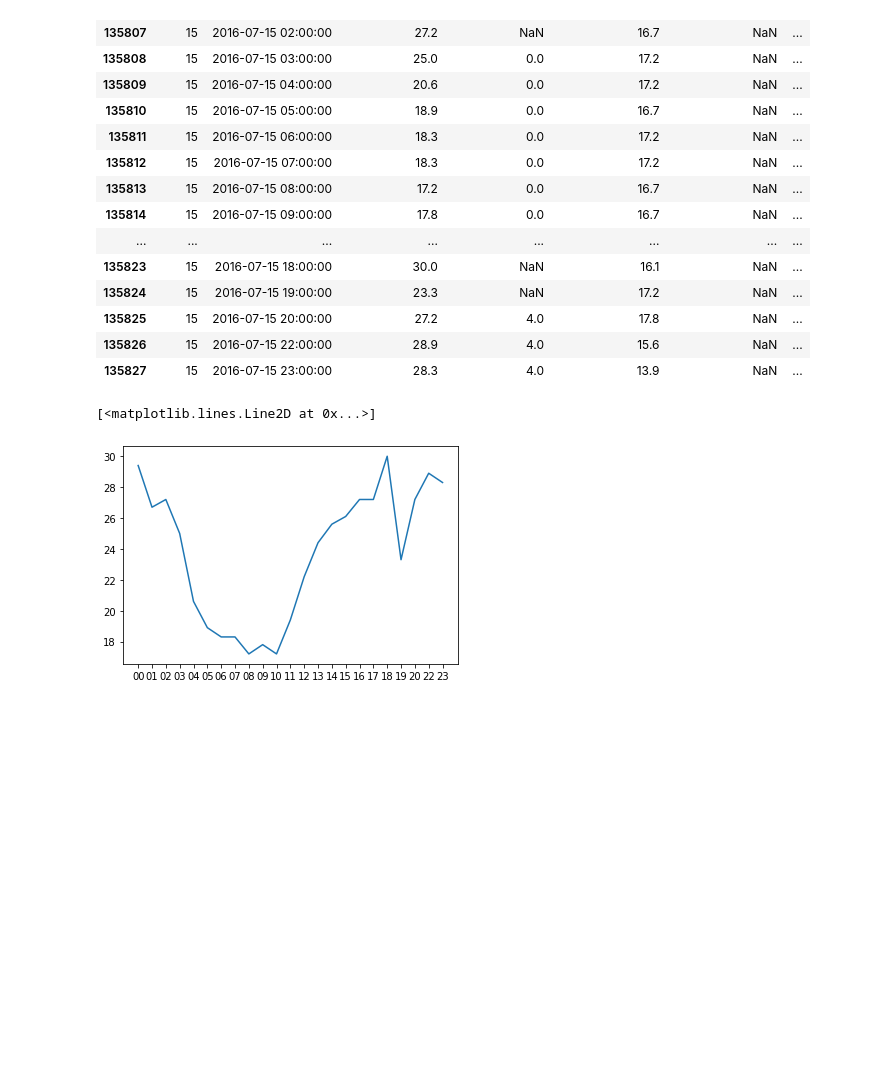
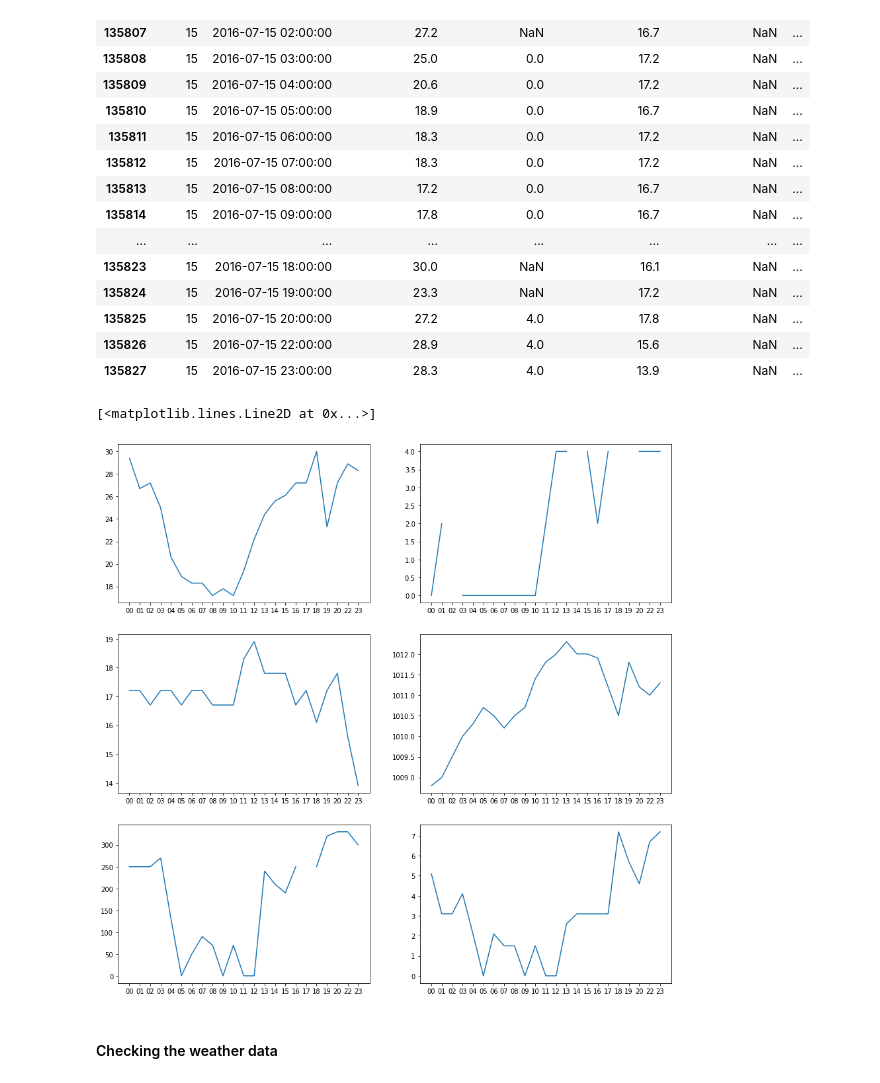
Before and after one commit to azat-khatyn/kaggle, a Jupyter notebook: ashrae/eda.ipynb, the cells around one changed output. Saved outputs shown, nothing was run; the diff lists cells and outputs as text; code cells hidden in the pictures; blank space fills up the shorter version.

```diff
--- a/ashrae/ashrae_baseline.ipynb
+++ b/ashrae/eda.ipynb
@@ -16,9 +16,8 @@ print(path_train)
 # %% [output]
 data/train.csv
 # %%
-df_train = pd.read_csv(path_train)
+measurements = pd.read_csv(path_train)
 
-building = pd.read_csv(path_building)
+buildings = pd.read_csv(path_building)
 
-weather_train = pd.read_csv(path_weather_train)
-df_test = pd.read_csv(path_test)
+weather  = pd.read_csv(path_weather_train)
@@ -158,7 +157,7 @@ plt.plot(one_building_day_meter3['timestamp'].str[11:13], one_building_day_meter
 [<matplotlib.lines.Line2D at 0x...>]
 [figure]
 # %%
-one_site_day = weather_train[(weather_train['site_id'] == 15) & (weather_train['timestamp'].str.startswith('2016-07-15'))]
+one_site_day = weather[(weather['site_id'] == 15) & (weather['timestamp'].str.startswith('2016-07-15'))]
 # %%
 one_site_day
 # %% [output]
@@ -179,9 +178,22 @@ one_site_day
 | 135825 | 15 | 2016-07-15 20:00:00 | 27.2 | 4.0 | 17.8 | NaN | ... |
 | 135826 | 15 | 2016-07-15 22:00:00 | 28.9 | 4.0 | 15.6 | NaN | ... |
 | 135827 | 15 | 2016-07-15 23:00:00 | 28.3 | 4.0 | 13.9 | NaN | ... |
-# %%
-fig = plt.figure()
-plt.plot(one_site_day['timestamp'].str[11:13], one_site_day['air_temperature'], '-')
-# %% [output]
-[<matplotlib.lines.Line2D at 0x...>]
-[figure, removed]
+# %%
+fig = plt.figure(figsize=(15, 15))
+plt.subplot(3, 2, 1)
+plt.plot(one_site_day['timestamp'].str[11:13], one_site_day['air_temperature'], '-')
+plt.subplot(3, 2, 2)
+plt.plot(one_site_day['timestamp'].str[11:13], one_site_day['cloud_coverage'], '-')
+plt.subplot(3, 2, 3)
+plt.plot(one_site_day['timestamp'].str[11:13], one_site_day['dew_temperature'], '-')
+plt.subplot(3, 2, 4)
+plt.plot(one_site_day['timestamp'].str[11:13], one_site_day['sea_level_pressure'], '-')
+plt.subplot(3, 2, 5)
+plt.plot(one_site_day['timestamp'].str[11:13], one_site_day['wind_direction'], '-')
+plt.subplot(3, 2, 6)
+plt.plot(one_site_day['timestamp'].str[11:13], one_site_day['wind_speed'], '-')
+# %% [output]
+[<matplotlib.lines.Line2D at 0x...>]
+[figure, added]
+# %% [markdown]
+#### Checking the weather data
```
Also changed, not shown: parts of 12 cells of this notebook.
